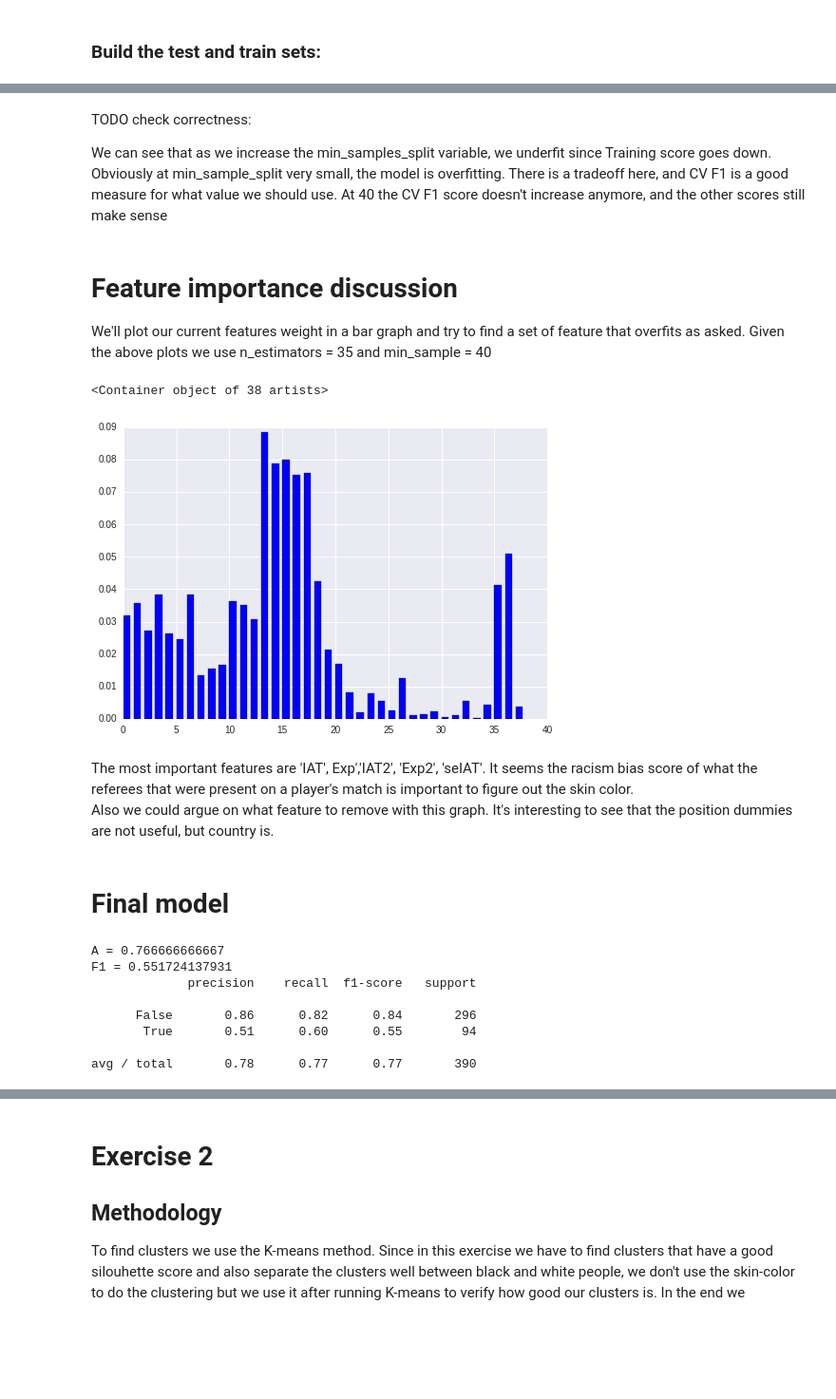
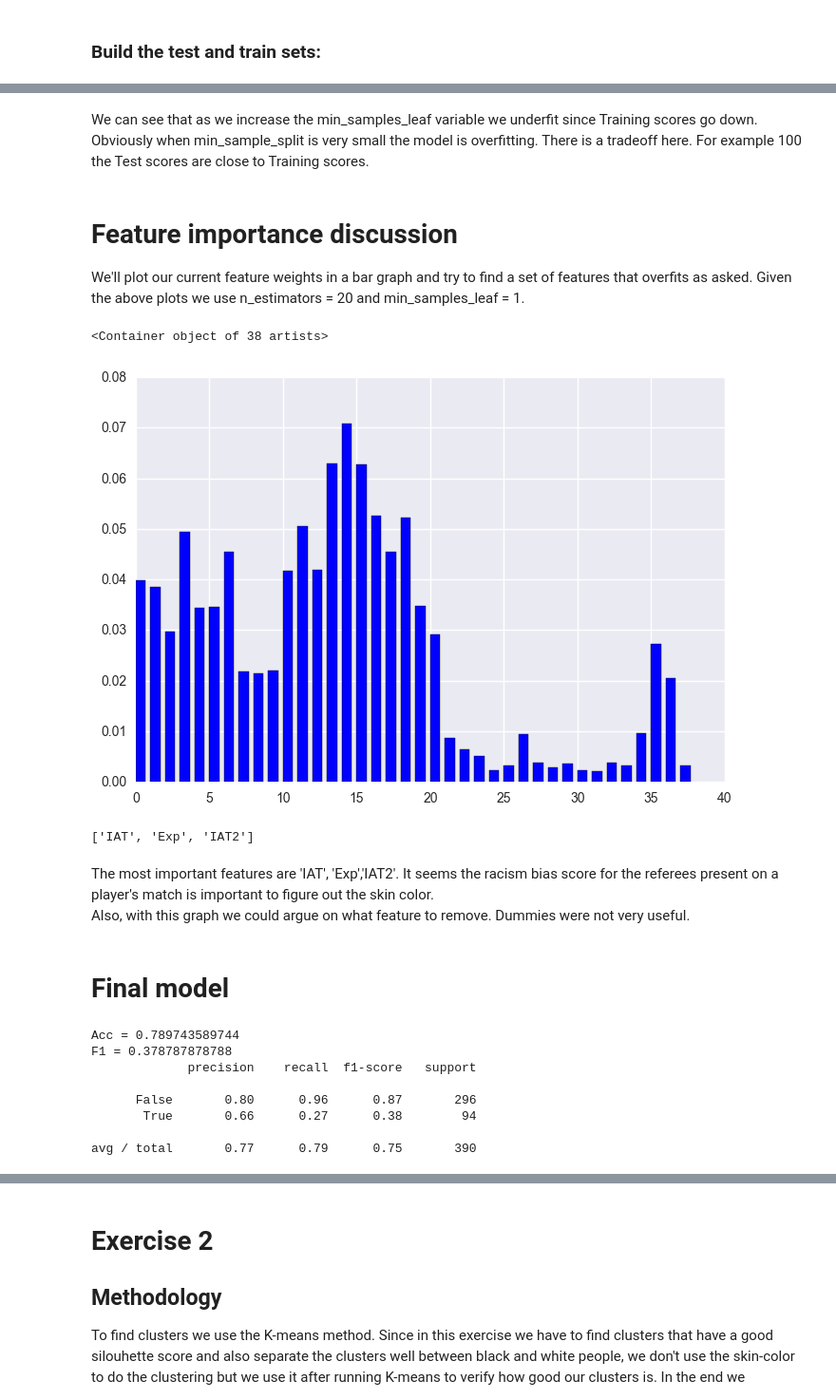
Before and after one commit to mgoretti/ada, a Jupyter notebook: 04 - Applied ML/HW4.ipynb, the cells around one changed output, grey strips where cells are left out. Shown at 95% size. Cells and saved outputs as stored; diff of their text form; code cells hidden in the pictures; blank space fills up the shorter version.

```diff
--- a/04 - Applied ML/HW4.ipynb
+++ b/04 - Applied ML/HW4.ipynb
@@ -164,11 +167,11 @@ We built dummy features from categorical features such as position and country.
 # %%
-# Returns feature characteristics given player-referee pairs
 def genFeatures(player):
-    sample = player.iloc(0)[0] # used to get general infos
+    """Return player's features representing his characteristics given his player-referee pairs."""
+    sample = player.iloc(0)[0] # used to get values constant for the player
 
     age = relativedelta(datetime.datetime.now(), sample['birthday']).years
 
-    bmi = sample['weight'] / pow(sample['height']/100, 2)
+    bmi = sample['weight'] / pow(sample['height'] / 100, 2)
     games = player['games'].sum()
     winRate = player['victories'].sum() / games
     tiesRate = player['ties'].sum() / games
@@ -176,8 +179,8 @@ def genFeatures(player):
     yellowRedsRate = player['yellowReds'].sum() / games
     yellowRate = player['yellowCards'].sum() / games
     redRate = player['redCards'].sum() / games
-    IAT = (player['meanExp'] * player['games']).sum()/games
-    Exp = (player['meanIAT'] * player['games']).sum()/games
+    IAT = (player['meanExp'] * player['games']).sum() / games
+    Exp = (player['meanIAT'] * player['games']).sum() / games
     IAT2 = player['meanExp'].mean()
     Exp2 = player['meanIAT'].mean()
     seIAT = math.sqrt((player['nIAT'] * pow(player['seIAT'], 2)).sum()) / (player['nIAT'].sum())
@@ -190,18 +193,16 @@ def genFeatures(player):
     yellowRateNonRacistExp = (player['yellowCards'] * (player['meanExp'] < 0.5)).sum() / (1e-3+(player['games'] * (player['meanExp'] < 0.5)).sum())
     racismExp = yellowRateRacistExp / (1e-3+yellowRateNonRacistExp)
 
-    position = sample['position'] #sample['positionNum']
+    position = sample['position']
     goalRatio = player['goals'].sum() / games
 
-    # TODO some feature with the goal ratio AND offensive position
-
     return pd.Series({
-            'player': sample['player'], # constant
+            'player': sample['player'],
             'age': age,
             'height': sample['height'],
             'weight': sample['weight'],
             'bmi': bmi,
-            'country': sample['leagueCountry'], # sample['countryNum'],
+            'country': sample['leagueCountry'],
             'games': games,
             'winRate': winRate,
             'tiesRate': tiesRate,
@@ -423,46 +421,60 @@ plt.ylabel('score')
 # %% [markdown]
-TODO check correctness:
-
-We can see that as we increase the min_samples_split variable, we underfit since Training score goes down. Obviously at min_sample_split very small, the model is overfitting. There is a tradeoff here, and CV F1 is a good measure for what value we should use. At 40 the CV F1 score doesn't increase anymore, and the other scores still make sense
+We can see that as we increase the min_samples_leaf variable we underfit since Training scores go down. Obviously when min_sample_split is very small the model is overfitting. There is a tradeoff here. For example 100 the Test scores are close to Training scores.
 # %% [markdown]
 # Feature importance discussion
-We'll plot our current features weight in a bar graph and try to find a set of feature that overfits as asked.
-Given the above plots we use n_estimators = 35 and min_sample = 40
+
+We'll plot our current feature weights in a bar graph and try to find a set of features that overfits as asked.
+Given the above plots we use n_estimators = 20 and min_samples_leaf = 1.
 # %%
-rf = ensemble.RandomForestClassifier(n_estimators = 35, max_depth = None, min_samples_split = 40, criterion = 'gini', class_weight = 'balanced')
+rf = ensemble.RandomForestClassifier(
+    n_estimators = 20,
+    max_depth = None,
+    min_samples_leaf = 1,
+    criterion = 'gini',
+    class_weight = 'balanced')
 rf.fit(X_w, y_w)
 
 y = rf.feature_importances_
 N = len(y)
 x = range(N)
-width = 1/1.5
+width = 1 / 1.5
 plt.bar(x, y, width, color="blue")
 # %% [output]
 <Container object of 38 artists>
-[figure, old version]
+[figure, new version]
+# %%
+print(list(X.columns[y > 0.06]))
+# %% [output]
+['IAT', 'Exp', 'IAT2']
 # %% [markdown]
-The most important features are 'IAT', Exp','IAT2', 'Exp2', 'seIAT'. It seems the racism bias score of what the referees that were present on a player's match is important to figure out the skin color. <br>
-Also we could argue on what feature to remove with this graph. It's interesting to see that the position dummies are not useful, but country is.
+The most important features are 'IAT', 'Exp','IAT2'. It seems the racism bias score for the referees present on a player's match is important to figure out the skin color. <br>
+Also, with this graph we could argue on what feature to remove.
+Dummies were not very useful.
 # %% [markdown]
 # Final model
 # %%
-rf = ensemble.RandomForestClassifier(n_estimators = 100, max_depth = None, min_samples_split = 40, criterion = 'gini', class_weight = 'balanced')
+rf = ensemble.RandomForestClassifier(
+    n_estimators = 20,
+    max_depth = None,
+    min_samples_leaf = 1,
+    criterion = 'gini',
+    class_weight = 'balanced')
 
 rf.fit(X_w, y_w)
 pred = rf.predict(X_val)
 A = metrics.accuracy_score(y_val, pred)
-print('A = ' + str(A))
+print('Acc = ' + str(A))
 F1 = metrics.f1_score(y_val, pred)
 print('F1 = ' + str(F1))
 
 print(metrics.classification_report(y_val, pred))
 # %% [output]
-A = 0.766666666667
-F1 = 0.551724137931
+Acc = 0.789743589744
+F1 = 0.378787878788
              precision    recall  f1-score   support
 
-      False       0.86      0.82      0.84       296
-       True       0.51      0.60      0.55        94
+      False       0.80      0.96      0.87       296
+       True       0.66      0.27      0.38        94
 
-avg / total       0.78      0.77      0.77       390
+avg / total       0.77      0.79      0.75       390
 # %% [markdown]
```
Also changed, not shown: parts of 21 cells of this notebook.
